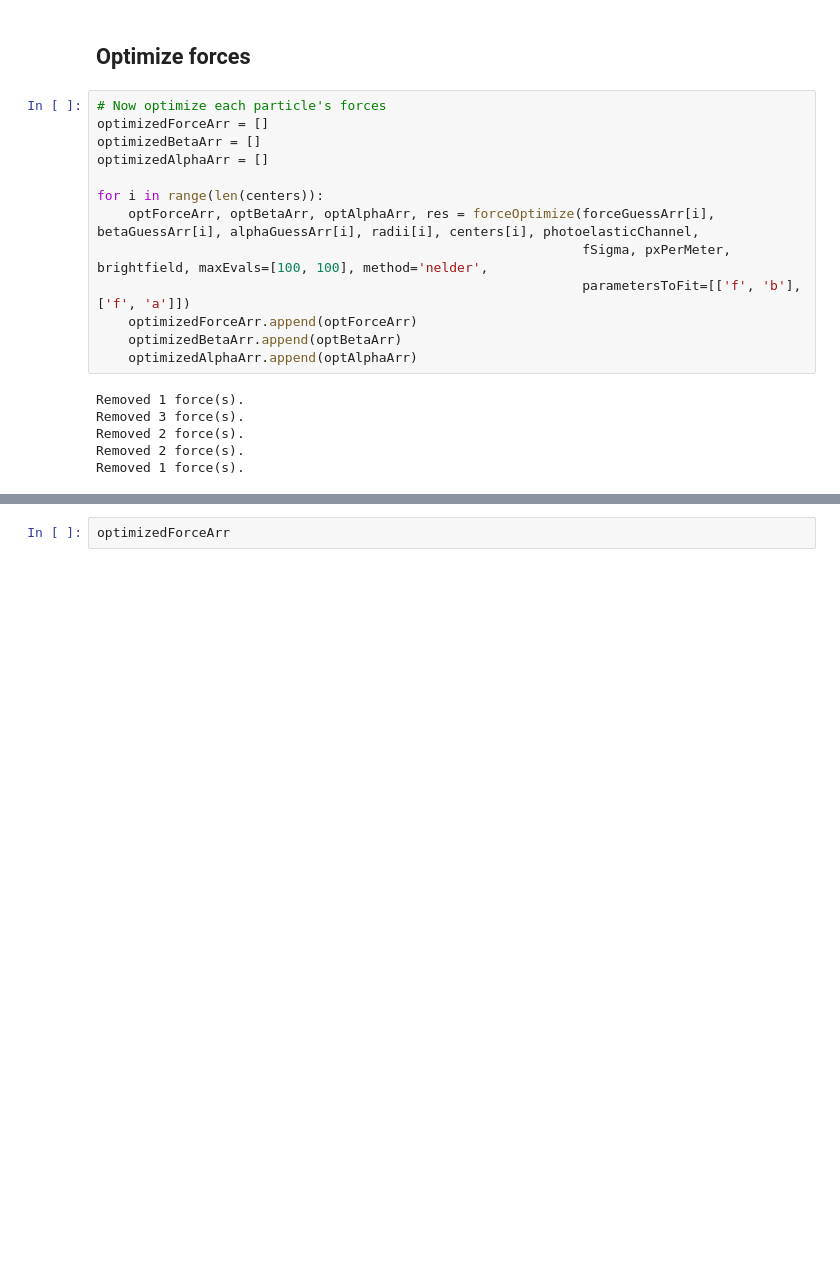
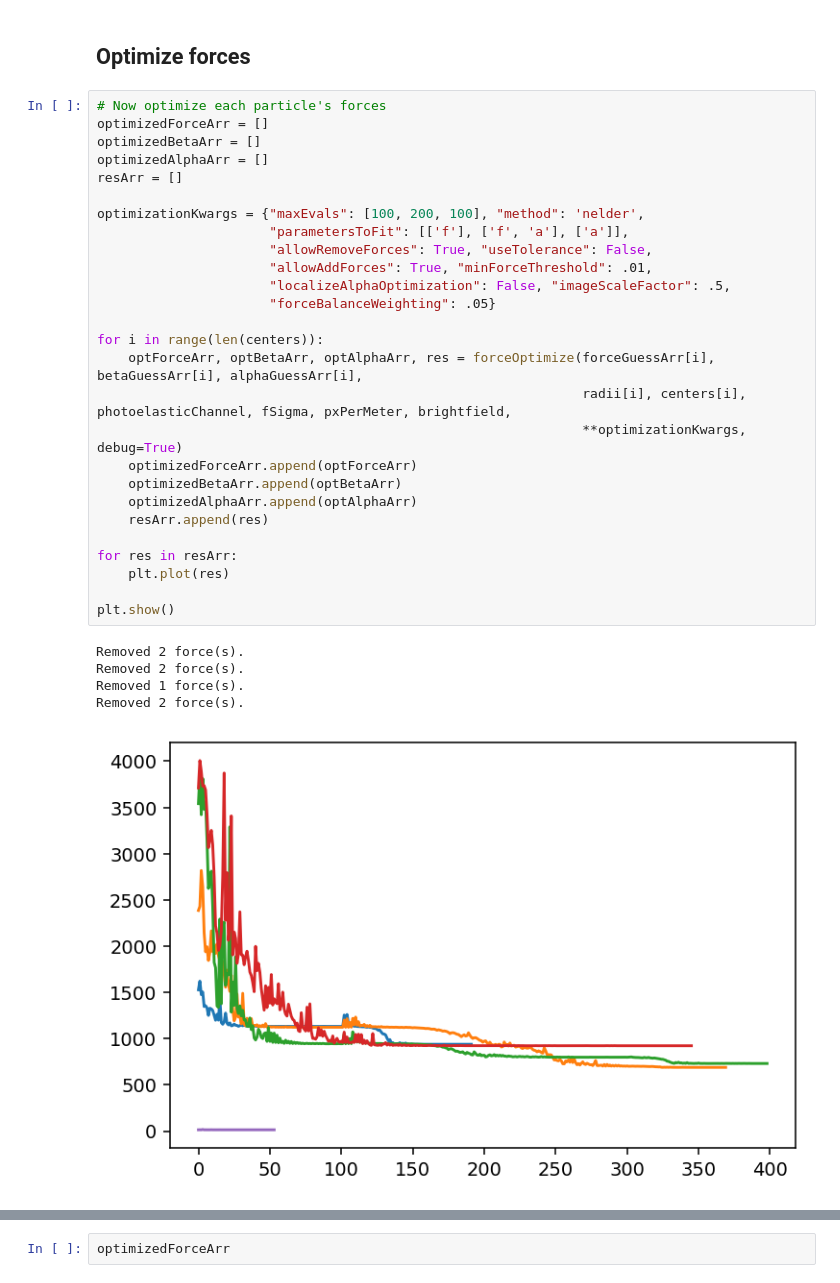
Before and after one commit to Jfeatherstone/pepe, a Jupyter notebook: notebooks/real_solve_test.ipynb, the cells around one changed output, grey strips where cells are left out. Drawn from its saved outputs; the diff is of its cells as text; blank space fills up the shorter version.

```diff
--- a/notebooks/real_solve_test.ipynb
+++ b/notebooks/real_solve_test.ipynb
@@ -169,22 +149,36 @@ Absolute error (entire system): -98816.74473343458
 # %%
 # Now optimize each particle's forces
 optimizedForceArr = []
 optimizedBetaArr = []
 optimizedAlphaArr = []
+resArr = []
+
+optimizationKwargs = {"maxEvals": [100, 200, 100], "method": 'nelder',
+                      "parametersToFit": [['f'], ['f', 'a'], ['a']],
+                      "allowRemoveForces": True, "useTolerance": False,
+                      "allowAddForces": True, "minForceThreshold": .01,
+                      "localizeAlphaOptimization": False, "imageScaleFactor": .5,
+                      "forceBalanceWeighting": .05}
 
 for i in range(len(centers)):
-    optForceArr, optBetaArr, optAlphaArr, res = forceOptimize(forceGuessArr[i], betaGuessArr[i], alphaGuessArr[i], radii[i], centers[i], photoelasticChannel,
-                                                              fSigma, pxPerMeter, brightfield, maxEvals=[100, 100], method='nelder',
-                                                              parametersToFit=[['f', 'b'], ['f', 'a']])
+    optForceArr, optBetaArr, optAlphaArr, res = forceOptimize(forceGuessArr[i], betaGuessArr[i], alphaGuessArr[i],
+                                                              radii[i], centers[i], photoelasticChannel, fSigma, pxPerMeter, brightfield,
+                                                              **optimizationKwargs, debug=True)
     optimizedForceArr.append(optForceArr)
     optimizedBetaArr.append(optBetaArr)
     optimizedAlphaArr.append(optAlphaArr)
+    resArr.append(res)
+
+for res in resArr:
+    plt.plot(res)
+
+plt.show()
 # %% [output]
-Removed 1 force(s).
-Removed 3 force(s).
 Removed 2 force(s).
 Removed 2 force(s).
 Removed 1 force(s).
+Removed 2 force(s).
+[figure, added]
 # %%
 fig, ax = plt.subplots(1, 2, figsize=(8,4))
 
```
Also changed, not shown: parts of 8 cells of this notebook, 6 other files.
